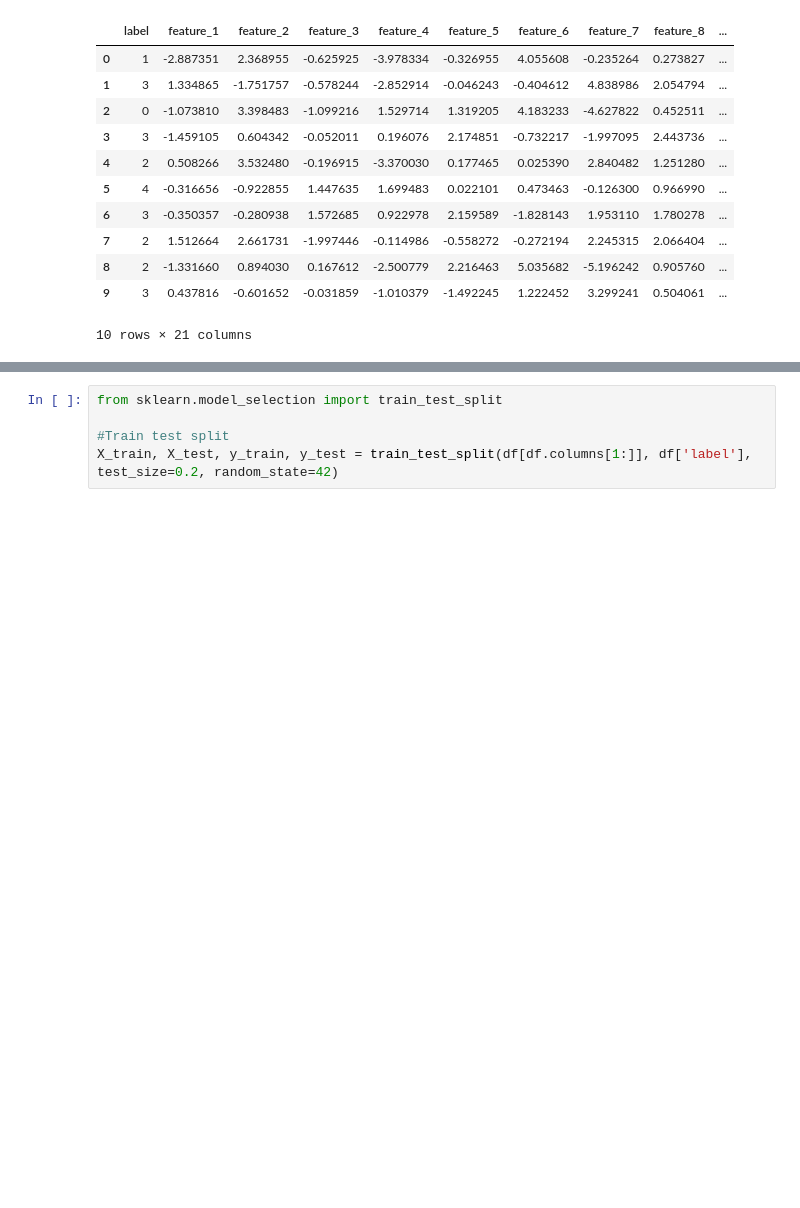
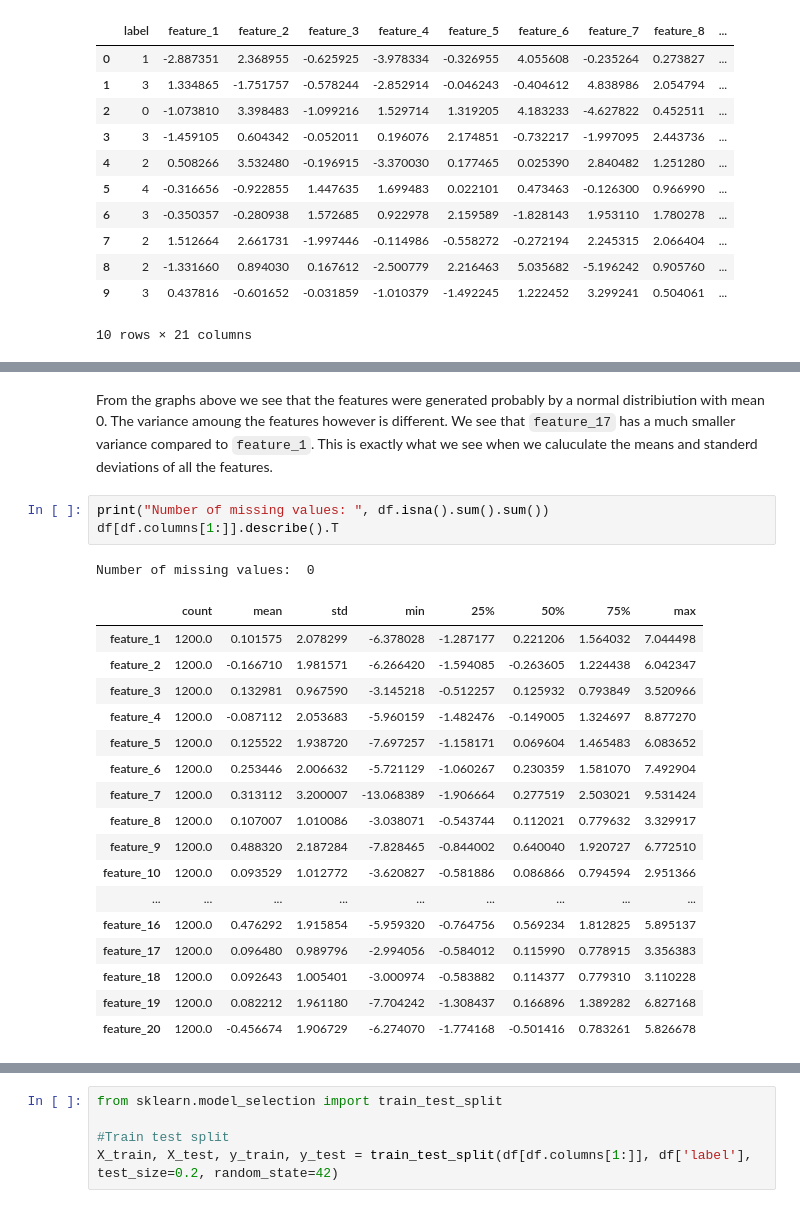
Before and after one commit to MattiaBarbiere/ML-project, a Jupyter notebook: project.ipynb, the cells around one changed output, grey strips where cells are left out. Saved outputs shown, nothing was run; the diff lists cells and outputs as text; blank space fills up the shorter version.

```diff
--- a/project.ipynb
+++ b/project.ipynb
@@ -103,0 +47,24 @@ Name: label, dtype: int64
+# %% [markdown]
+From the graphs above we see that the features were generated probably by a normal distribiution with mean 0. The variance amoung the features however is different. We see that `feature_17` has a much smaller variance compared to `feature_1`. This is exactly what we see when we caluculate the means and standerd deviations of all the features.
+# %%
+print("Number of missing values: ", df.isna().sum().sum())
+df[df.columns[1:]].describe().T
+# %% [output]
+Number of missing values:  0
+|  | count | mean | std | min | 25% | 50% | 75% | max |
+| feature_1 | 1200.0 | 0.101575 | 2.078299 | -6.378028 | -1.287177 | 0.221206 | 1.564032 | 7.044498 |
+| feature_2 | 1200.0 | -0.166710 | 1.981571 | -6.266420 | -1.594085 | -0.263605 | 1.224438 | 6.042347 |
+| feature_3 | 1200.0 | 0.132981 | 0.967590 | -3.145218 | -0.512257 | 0.125932 | 0.793849 | 3.520966 |
+| feature_4 | 1200.0 | -0.087112 | 2.053683 | -5.960159 | -1.482476 | -0.149005 | 1.324697 | 8.877270 |
+| feature_5 | 1200.0 | 0.125522 | 1.938720 | -7.697257 | -1.158171 | 0.069604 | 1.465483 | 6.083652 |
+| feature_6 | 1200.0 | 0.253446 | 2.006632 | -5.721129 | -1.060267 | 0.230359 | 1.581070 | 7.492904 |
+| feature_7 | 1200.0 | 0.313112 | 3.200007 | -13.068389 | -1.906664 | 0.277519 | 2.503021 | 9.531424 |
+| feature_8 | 1200.0 | 0.107007 | 1.010086 | -3.038071 | -0.543744 | 0.112021 | 0.779632 | 3.329917 |
+| feature_9 | 1200.0 | 0.488320 | 2.187284 | -7.828465 | -0.844002 | 0.640040 | 1.920727 | 6.772510 |
+| feature_10 | 1200.0 | 0.093529 | 1.012772 | -3.620827 | -0.581886 | 0.086866 | 0.794594 | 2.951366 |
+| ... | ... | ... | ... | ... | ... | ... | ... | ... |
+| feature_16 | 1200.0 | 0.476292 | 1.915854 | -5.959320 | -0.764756 | 0.569234 | 1.812825 | 5.895137 |
+| feature_17 | 1200.0 | 0.096480 | 0.989796 | -2.994056 | -0.584012 | 0.115990 | 0.778915 | 3.356383 |
+| feature_18 | 1200.0 | 0.092643 | 1.005401 | -3.000974 | -0.583882 | 0.114377 | 0.779310 | 3.110228 |
+| feature_19 | 1200.0 | 0.082212 | 1.961180 | -7.704242 | -1.308437 | 0.166896 | 1.389282 | 6.827168 |
+| feature_20 | 1200.0 | -0.456674 | 1.906729 | -6.274070 | -1.774168 | -0.501416 | 0.783261 | 5.826678 |
```
Also changed, not shown: parts of 25 cells of this notebook.
